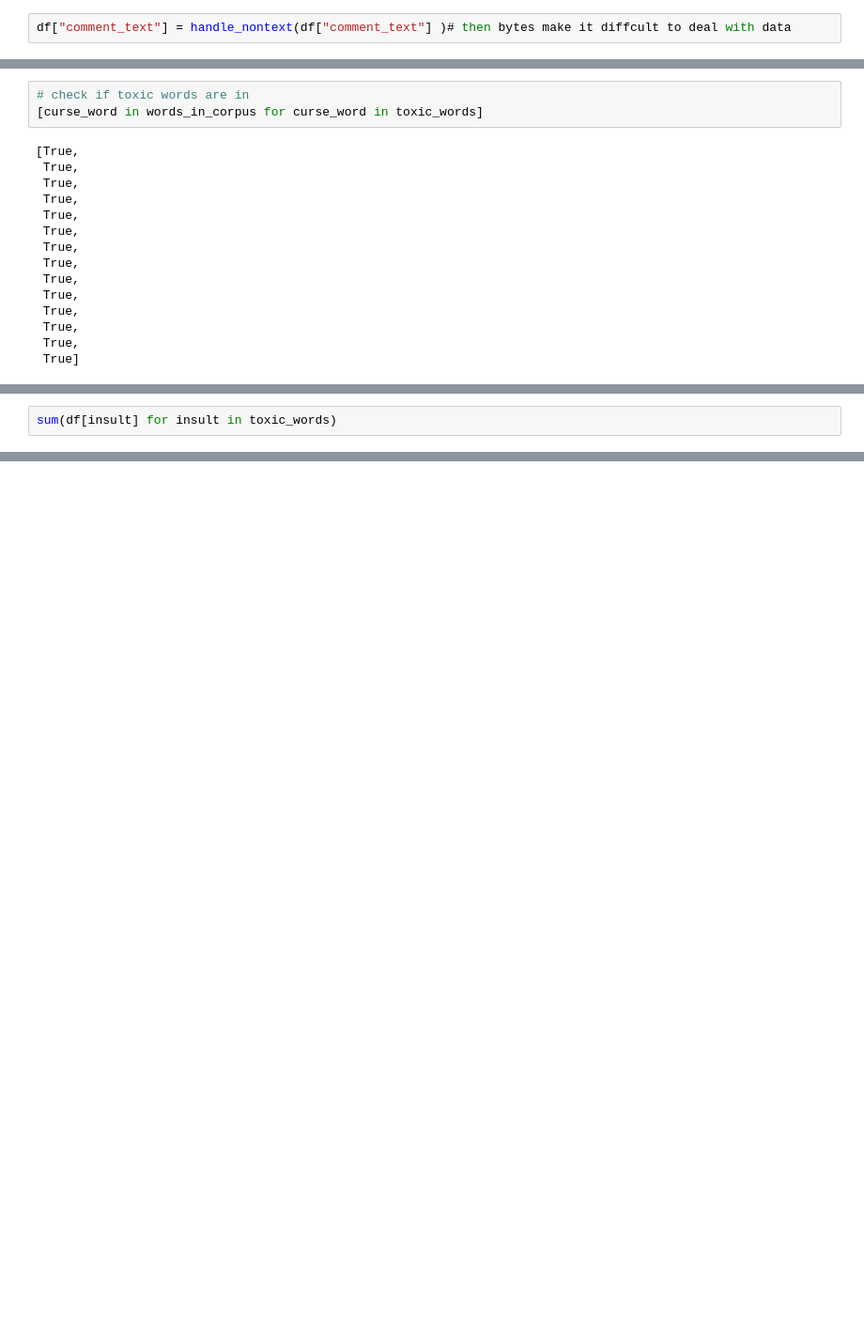
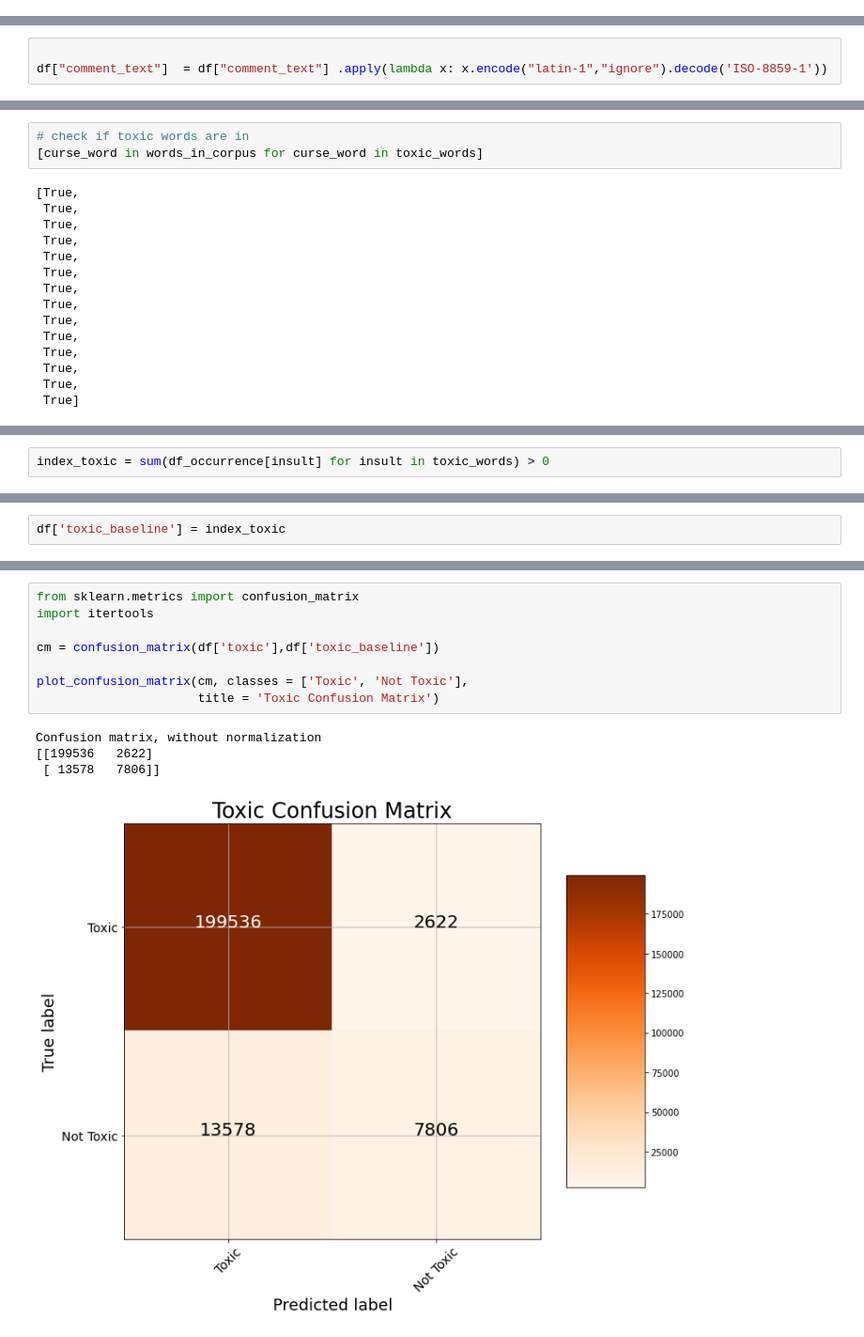
Before and after one commit to Sofisalda1/detoxifying-my-social-media, a Jupyter notebook: notebooks/baselinemodel.ipynb, the cells around one changed output, grey strips where cells are left out. Shown at 94% size. Saved outputs shown, nothing was run; the diff lists cells and outputs as text; blank space fills up the shorter version.

Commit message:
update baseline, cleanup

```diff
--- a/notebooks/baselinemodel.ipynb
+++ b/notebooks/baselinemodel.ipynb
@@ -40,5 +41,3 @@ df.head()
 toxic_words = ['bitch', 'fuck', 'shit', 'piss', 'dick', 'motherfucker', 'ass',
 'asshole', 'bastard', 'damn', 'cunt', 'faggot', 'slut', 'whore']
 # not in: 'meathead','douche-bag'
-# %%
-df["comment_text"] = handle_nontext(df["comment_text"] )# then bytes make it diffcult to deal with data
@@ -47,3 +46,6 @@ UnicodeEncodeError: 'latin-1' codec can't encode character '\u2022' in position
+# %%
+
+df["comment_text"]  = df["comment_text"] .apply(lambda x: x.encode("latin-1","ignore").decode('ISO-8859-1'))
 # %%
 # function to get word from index
 def get_term(dict, search_index):
@@ -163,2 +165,2 @@ Name: bitch, Length: 223542, dtype: float64
 # %%
-sum(df[insult] for insult in toxic_words)
+index_toxic = sum(df_occurrence[insult] for insult in toxic_words) > 0
@@ -166,0 +167,2 @@ KeyError: 'bitch'
+# %%
+df['toxic_baseline'] = index_toxic
@@ -166,0 +230,13 @@ KeyError: 'bitch'
+# %%
+from sklearn.metrics import confusion_matrix
+import itertools
+
+cm = confusion_matrix(df['toxic'],df['toxic_baseline'])
+
+plot_confusion_matrix(cm, classes = ['Toxic', 'Not Toxic'],
+                      title = 'Toxic Confusion Matrix')
+# %% [output]
+Confusion matrix, without normalization
+[[199536   2622]
+ [ 13578   7806]]
+[figure, added]
```
Also changed, not shown: parts of 13 cells of this notebook, 13 other files.
